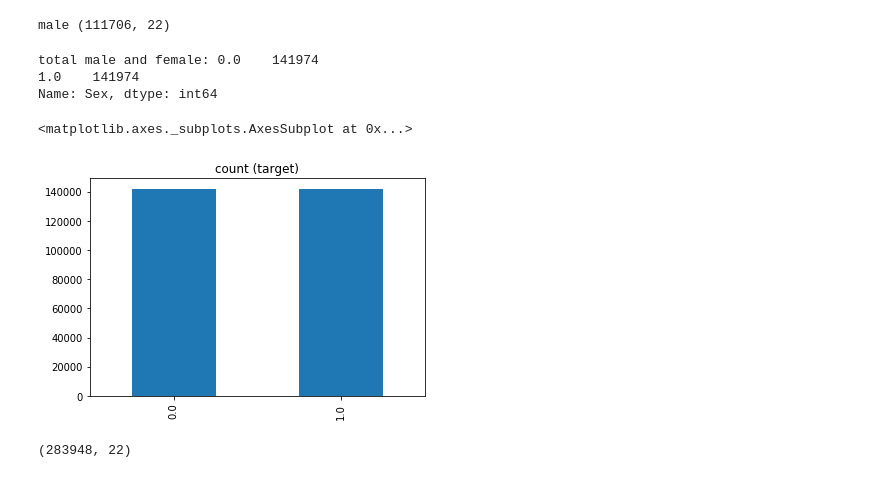
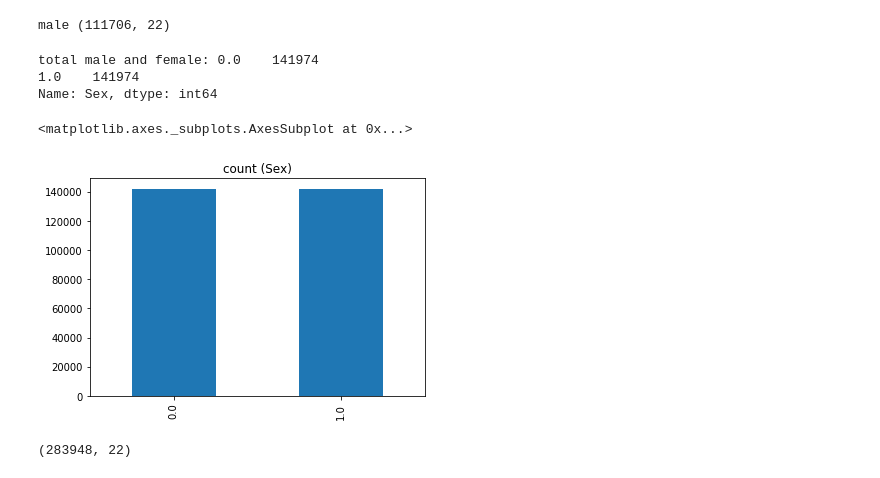
Before and after one commit to dmunger27/stroke-prediction, a Jupyter notebook: Balanced_Normalized_Split.ipynb, the cells around one changed output. Drawn from its saved outputs; the diff is of its cells as text; code cells hidden in the pictures.

```diff
--- a/Balanced_Normalized_Split.ipynb
+++ b/Balanced_Normalized_Split.ipynb
@@ -1016,20 +1016,20 @@ male (111706, 22)
 # %%
 #create the over-sampled male variable
 male_over = male_heart.sample(female_count, replace=True)
 
 #create the balanced data frame
 heart_balance = pd.concat([male_over, female_heart], axis=0)
 
 print("total male and female:",heart_balance['Sex'].value_counts())
 
 # plot the count after under-sampeling for accuracy
-heart_balance['Sex'].value_counts().plot(kind='bar', title='count (target)')
+heart_balance['Sex'].value_counts().plot(kind='bar', title='count (Sex)')
 # %% [output]
 total male and female: 0.0    141974
 1.0    141974
 Name: Sex, dtype: int64
 <matplotlib.axes._subplots.AxesSubplot at 0x...>
-[figure, old version]
+[figure, new version]
 # %%
 heart_balance.shape
 # %% [output]
```
Also changed, not shown: parts of 6 cells of this notebook.
